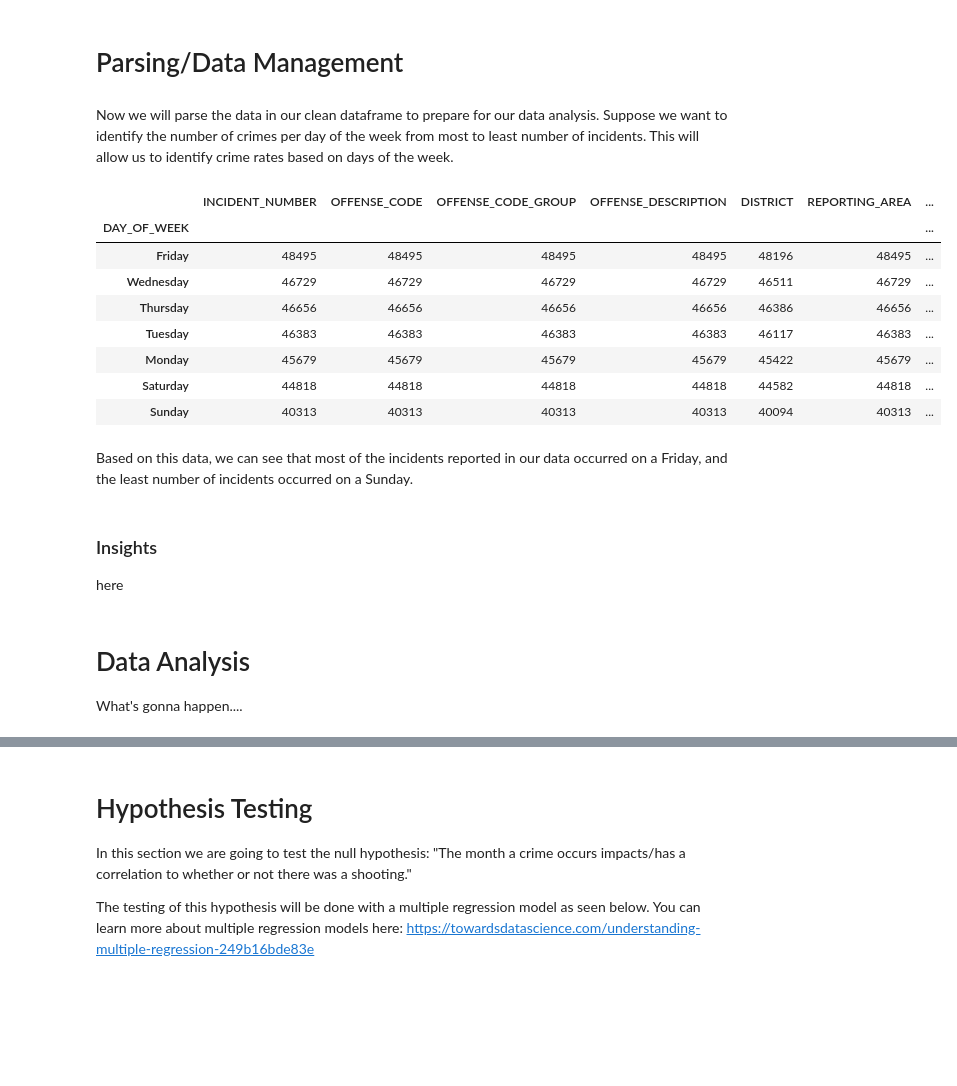
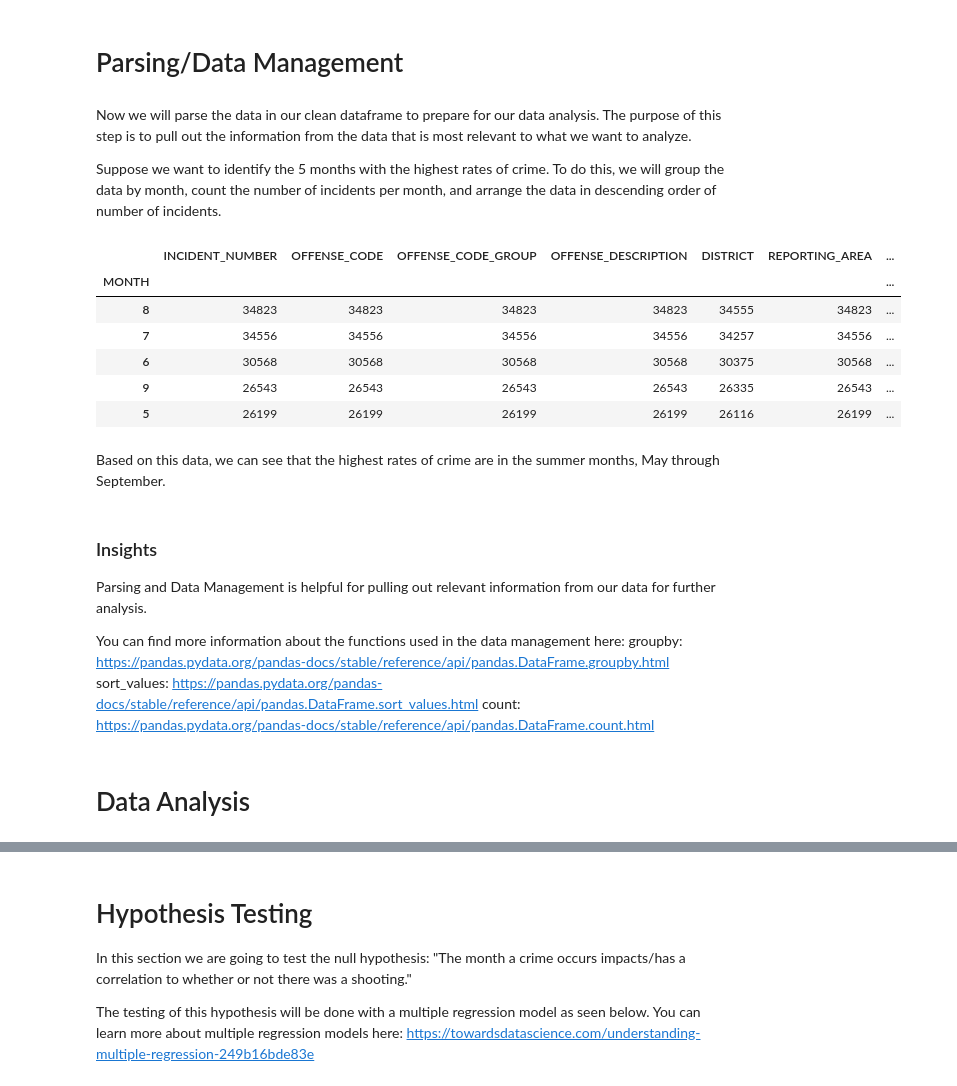
Before and after one commit to eschick4/eschick4.github.io, a Jupyter notebook: Final Tutorial.ipynb, the cells around one changed output, grey strips where cells are left out. Saved outputs shown, nothing was run; the diff lists cells and outputs as text; code cells hidden in the pictures; blank space fills up the shorter version.

Commit message:
updated parsing section

```diff
--- a/Final Tutorial.ipynb
+++ b/Final Tutorial.ipynb
@@ -144,30 +144,34 @@ df.head()
 Now that we have a clean and organized data set that will help our further analysis to have less errors. Keep in mind that this is an incredibly important area to focus the beginning of your data analysis project time on so that you help yourself further down the line!
 # %% [markdown]
 # Parsing/Data Management
-# %% [markdown]
-Now we will parse the data in our clean dataframe to prepare for our data analysis. Suppose we want to identify the number of crimes per day of the week from most to least number of incidents. This will allow us to identify crime rates based on days of the week.
+# %% [markdown]
+Now we will parse the data in our clean dataframe to prepare for our data analysis. The purpose of this step is to pull out the information from the data that is most relevant to what we want to analyze.
+
+Suppose we want to identify the 5 months with the highest rates of crime. To do this, we will group the data by month, count the number of incidents per month, and arrange the data in descending order of number of incidents.
 # %%
-# Group the dataframe entities by day of the week and count the number of non-null entries per column
-num_crimes_df = df.groupby('DAY_OF_WEEK').count()
+# Group the dataframe entities by month and count the number of non-null entries per column
+months_df = df.groupby('MONTH').count()
 
 # Arrange in descending order based on incident_number count
-num_crimes_df = num_crimes_df.sort_values("INCIDENT_NUMBER", ascending=False)
-num_crimes_df
+months_df = num_crimes_df.sort_values("INCIDENT_NUMBER", ascending=False)
+months_df.head()
 # %% [output]
 |  | INCIDENT_NUMBER | OFFENSE_CODE | OFFENSE_CODE_GROUP | OFFENSE_DESCRIPTION | DISTRICT | REPORTING_AREA | ... |
-| DAY_OF_WEEK |  |  |  |  |  |  | ... |
-| Friday | 48495 | 48495 | 48495 | 48495 | 48196 | 48495 | ... |
-| Wednesday | 46729 | 46729 | 46729 | 46729 | 46511 | 46729 | ... |
-| Thursday | 46656 | 46656 | 46656 | 46656 | 46386 | 46656 | ... |
-| Tuesday | 46383 | 46383 | 46383 | 46383 | 46117 | 46383 | ... |
-| Monday | 45679 | 45679 | 45679 | 45679 | 45422 | 45679 | ... |
-| Saturday | 44818 | 44818 | 44818 | 44818 | 44582 | 44818 | ... |
-| Sunday | 40313 | 40313 | 40313 | 40313 | 40094 | 40313 | ... |
+| MONTH |  |  |  |  |  |  | ... |
+| 8 | 34823 | 34823 | 34823 | 34823 | 34555 | 34823 | ... |
+| 7 | 34556 | 34556 | 34556 | 34556 | 34257 | 34556 | ... |
+| 6 | 30568 | 30568 | 30568 | 30568 | 30375 | 30568 | ... |
+| 9 | 26543 | 26543 | 26543 | 26543 | 26335 | 26543 | ... |
+| 5 | 26199 | 26199 | 26199 | 26199 | 26116 | 26199 | ... |
-# %% [markdown]
-Based on this data, we can see that most of the incidents reported in our data occurred on a Friday, and the least number of incidents occurred on a Sunday.
-# %% [markdown]
-### Insights
-here
+# %% [markdown]
+Based on this data, we can see that the highest rates of crime are in the summer months, May through September.
+# %% [markdown]
+### Insights
+Parsing and Data Management is helpful for pulling out relevant information from our data for further analysis.
+
+You can find more information about the functions used in the data management here:
+groupby: https://pandas.pydata.org/pandas-docs/stable/reference/api/pandas.DataFrame.groupby.html
+sort_values: https://pandas.pydata.org/pandas-docs/stable/reference/api/pandas.DataFrame.sort_values.html
+count: https://pandas.pydata.org/pandas-docs/stable/reference/api/pandas.DataFrame.count.html
 # %% [markdown]
 # Data Analysis
-What's gonna happen....
```
Also changed, not shown: parts of 4 cells of this notebook.
